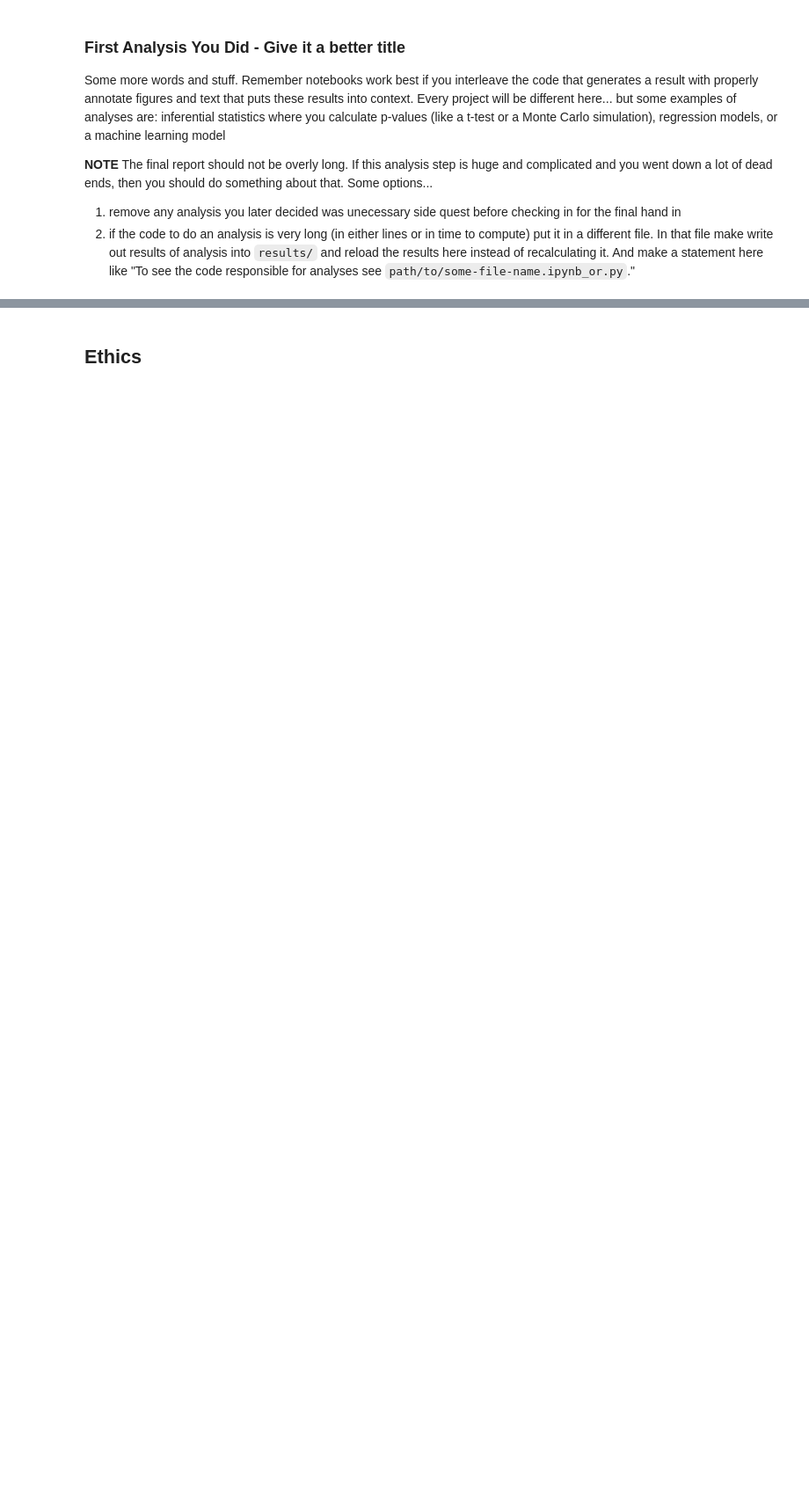
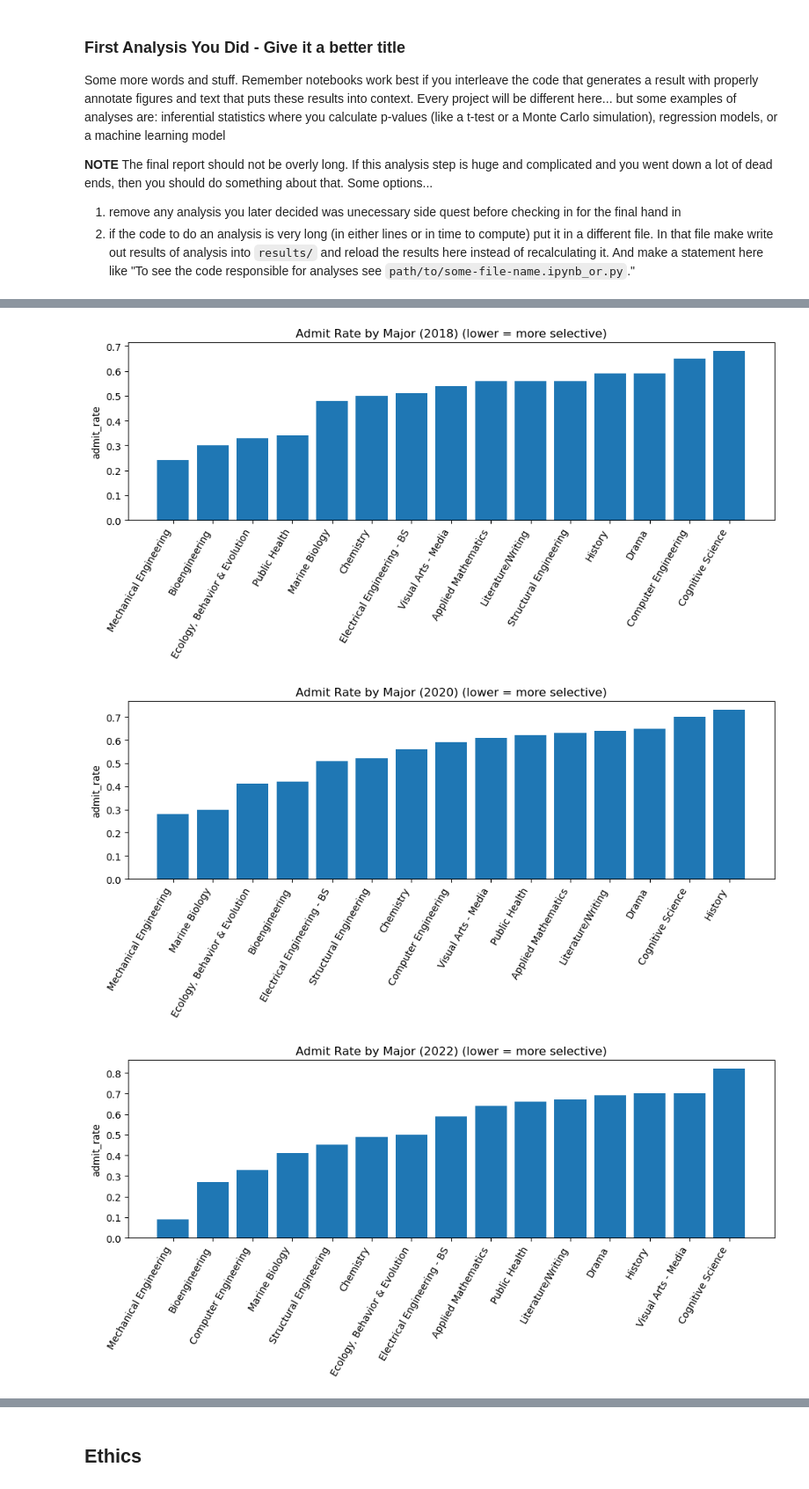
Before and after one commit to COGS108/Group084_WI26, a Jupyter notebook: 03-FinalProject.ipynb, the cells around one changed output, grey strips where cells are left out. Shown at 88% size. Saved outputs shown, nothing was run; the diff lists cells and outputs as text; code cells hidden in the pictures; blank space fills up the shorter version.

```diff
--- a/03-FinalProject.ipynb
+++ b/03-FinalProject.ipynb
@@ -126,0 +749,7 @@ Some more words and stuff.  Remember notebooks work best if you interleave the c
+# %%
+for y in years:
+    rank_bar(df_major, y, "admit_rate", f"Admit Rate by Major ({y}) (lower = more selective)", ascending=True)
+# %% [output]
+[figure, added]
+[figure, added]
+[figure, added]
```
Also changed, not shown: parts of 115 cells of this notebook.
